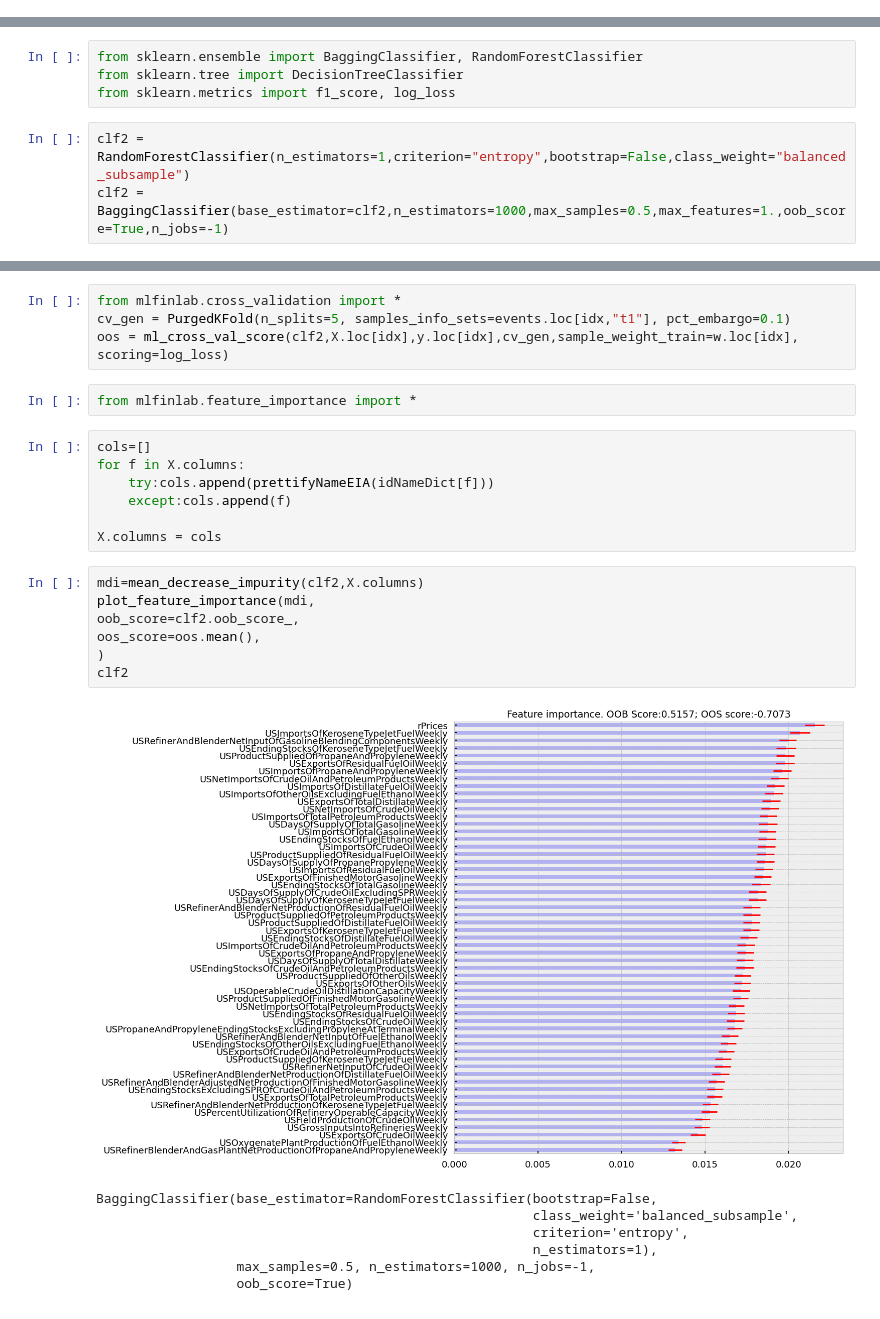
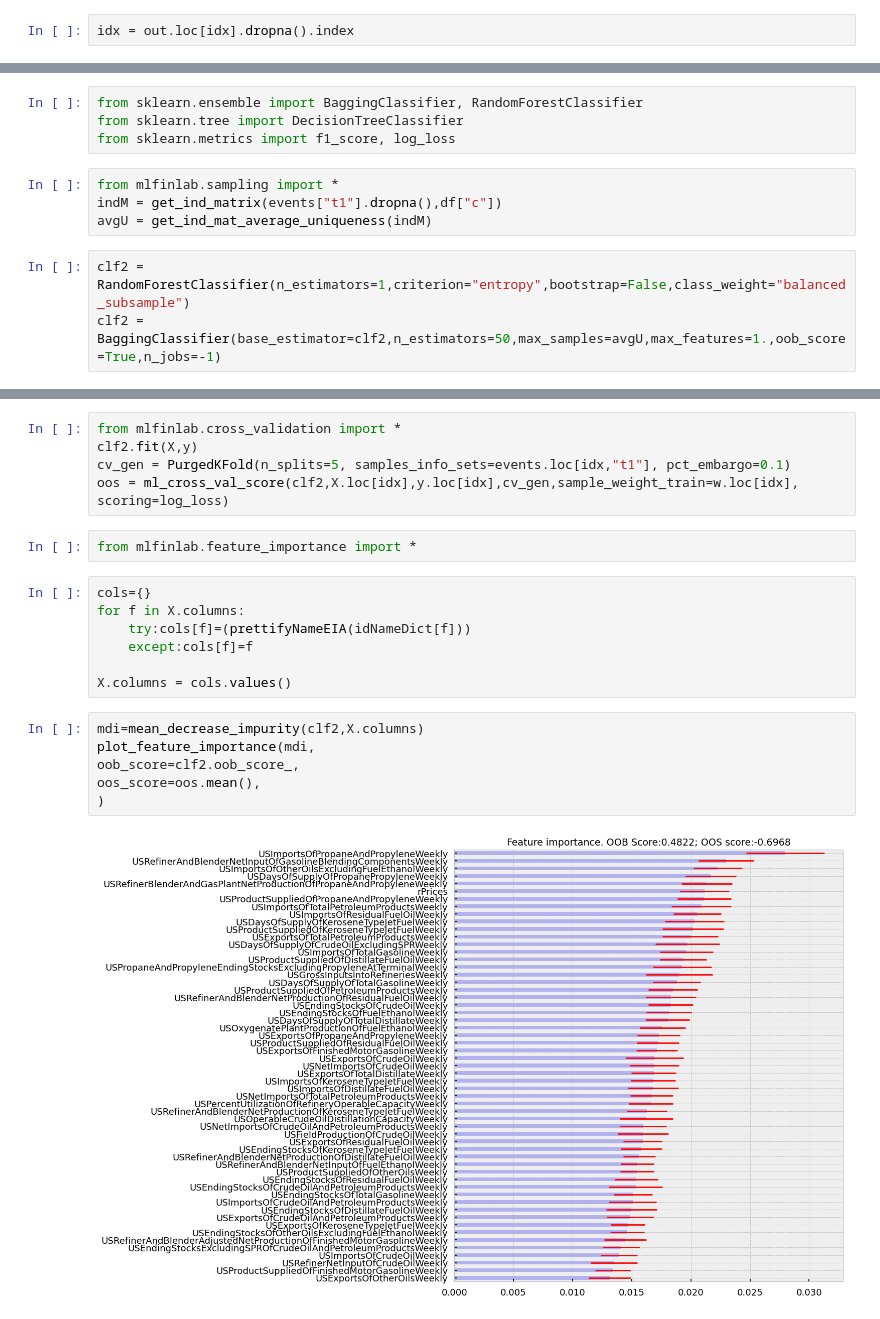
Before and after one commit to rahmatfaridi/ExplorationML, a Jupyter notebook: getEIA.ipynb, the cells around one changed output, grey strips where cells are left out. Drawn from its saved outputs; the diff is of its cells as text.

```diff
--- a/getEIA.ipynb
+++ b/getEIA.ipynb
@@ -515,3 +487,5 @@ idx = out.loc[out.index.year < 2019].index
+# %%
+idx = out.loc[idx].dropna().index
 # %%
 X = out.loc[idx].mul(w.loc[idx],0)
 y = bins.loc[idx,"bin"]
@@ -519,6 +493,10 @@ y = bins.loc[idx,"bin"]
 from sklearn.ensemble import BaggingClassifier, RandomForestClassifier
 from sklearn.tree import DecisionTreeClassifier
 from sklearn.metrics import f1_score, log_loss
+# %%
+from mlfinlab.sampling import *
+indM = get_ind_matrix(events["t1"].dropna(),df["c"])
+avgU = get_ind_mat_average_uniqueness(indM)
 # %%
 clf2 = RandomForestClassifier(n_estimators=1,criterion="entropy",bootstrap=False,class_weight="balanced_subsample")
-clf2 = BaggingClassifier(base_estimator=clf2,n_estimators=1000,max_samples=0.5,max_features=1.,oob_score=True,n_jobs=-1)
+clf2 = BaggingClassifier(base_estimator=clf2,n_estimators=50,max_samples=avgU,max_features=1.,oob_score=True,n_jobs=-1)
@@ -536,29 +503,23 @@ BaggingClassifier(base_estimator=RandomForestClassifier(bootstrap=False,
 # %%
 from mlfinlab.cross_validation import *
+clf2.fit(X,y)
 cv_gen = PurgedKFold(n_splits=5, samples_info_sets=events.loc[idx,"t1"], pct_embargo=0.1)
 oos = ml_cross_val_score(clf2,X.loc[idx],y.loc[idx],cv_gen,sample_weight_train=w.loc[idx],
 scoring=log_loss)
 # %%
 from mlfinlab.feature_importance import *
 # %%
-cols=[]
+cols={}
 for f in X.columns:
-    try:cols.append(prettifyNameEIA(idNameDict[f]))
-    except:cols.append(f)
+    try:cols[f]=(prettifyNameEIA(idNameDict[f]))
+    except:cols[f]=f
 
-X.columns = cols
+X.columns = cols.values()
 # %%
 mdi=mean_decrease_impurity(clf2,X.columns)
 plot_feature_importance(mdi,
 oob_score=clf2.oob_score_,
 oos_score=oos.mean(),
 )
-clf2
 # %% [output]
-[figure, old version]
+[figure, new version]
-BaggingClassifier(base_estimator=RandomForestClassifier(bootstrap=False,
-                                                        class_weight='balanced_subsample',
-                                                        criterion='entropy',
-                                                        n_estimators=1),
-                  max_samples=0.5, n_estimators=1000, n_jobs=-1,
-                  oob_score=True)
```
Also changed, not shown: parts of 27 cells of this notebook.
